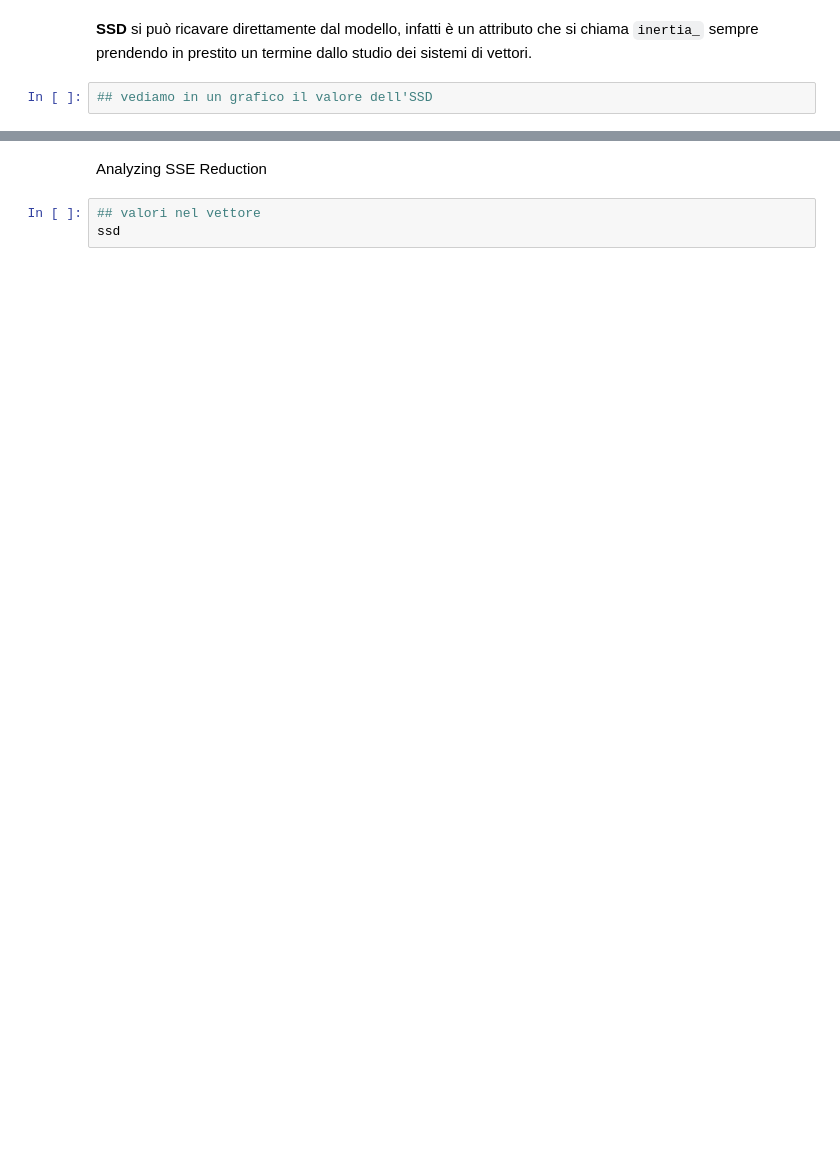
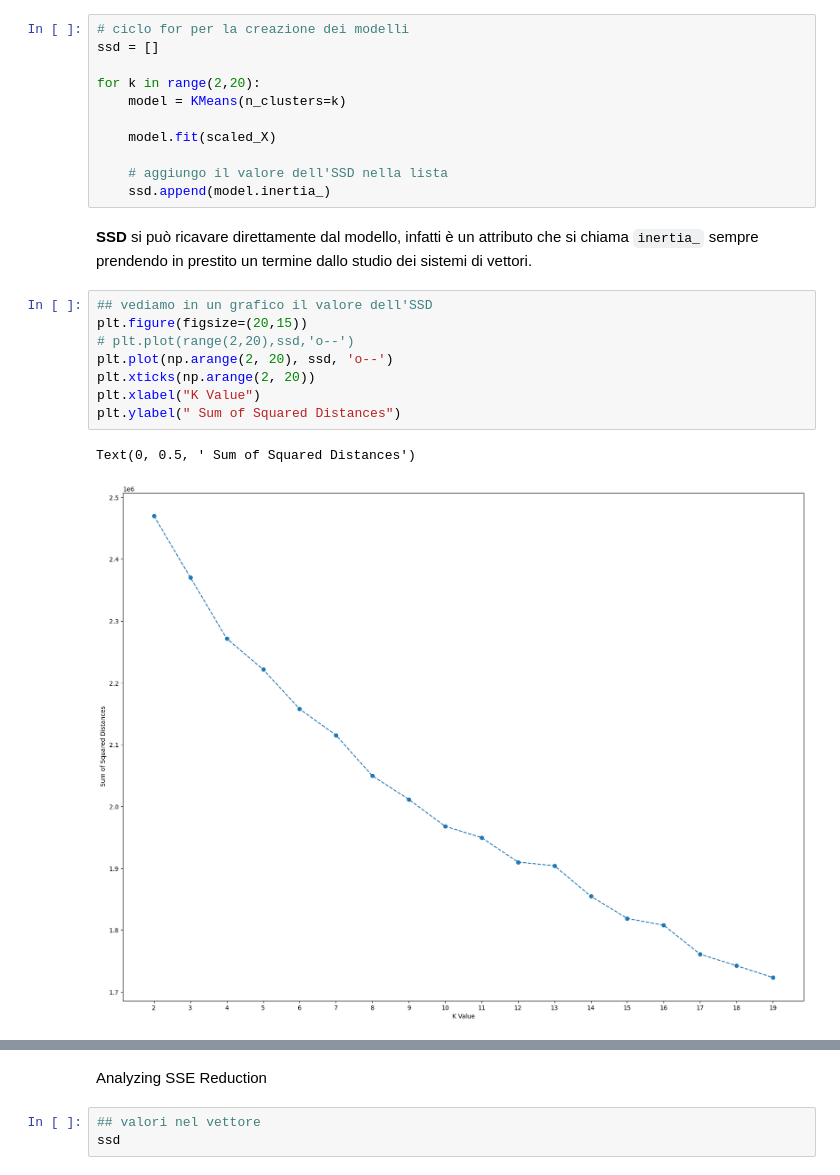
Before and after one commit to pg-88/IFOA_ML_AI, a Jupyter notebook: python/Copia_di_esempio_clustering.ipynb, the cells around one changed output, grey strips where cells are left out. Cells and saved outputs as stored; diff of their text form; blank space fills up the shorter version.

Commit message:
aggiornato notebook KMeans

```diff
--- a/python/Copia_di_esempio_clustering.ipynb
+++ b/python/Copia_di_esempio_clustering.ipynb
@@ -540,5 +555,25 @@ Andiamo a generare n modelli e calcoliamo SSD
+# %%
+# ciclo for per la creazione dei modelli
+ssd = []
+
+for k in range(2,20):
+    model = KMeans(n_clusters=k)
+
+    model.fit(scaled_X)
+
+    # aggiungo il valore dell'SSD nella lista
+    ssd.append(model.inertia_)
 # %% [markdown]
 **SSD**
 si può ricavare direttamente dal modello, infatti è un attributo che si chiama `inertia_` sempre prendendo in prestito un termine dallo studio dei sistemi di vettori.
-# %%
-## vediamo in un grafico il valore dell'SSD
+# %%
+## vediamo in un grafico il valore dell'SSD
+plt.figure(figsize=(20,15))
+# plt.plot(range(2,20),ssd,'o--')
+plt.plot(np.arange(2, 20), ssd, 'o--')
+plt.xticks(np.arange(2, 20))
+plt.xlabel("K Value")
+plt.ylabel(" Sum of Squared Distances")
+# %% [output]
+Text(0, 0.5, ' Sum of Squared Distances')
+[figure, added]
```
Also changed, not shown: parts of 12 cells of this notebook.
